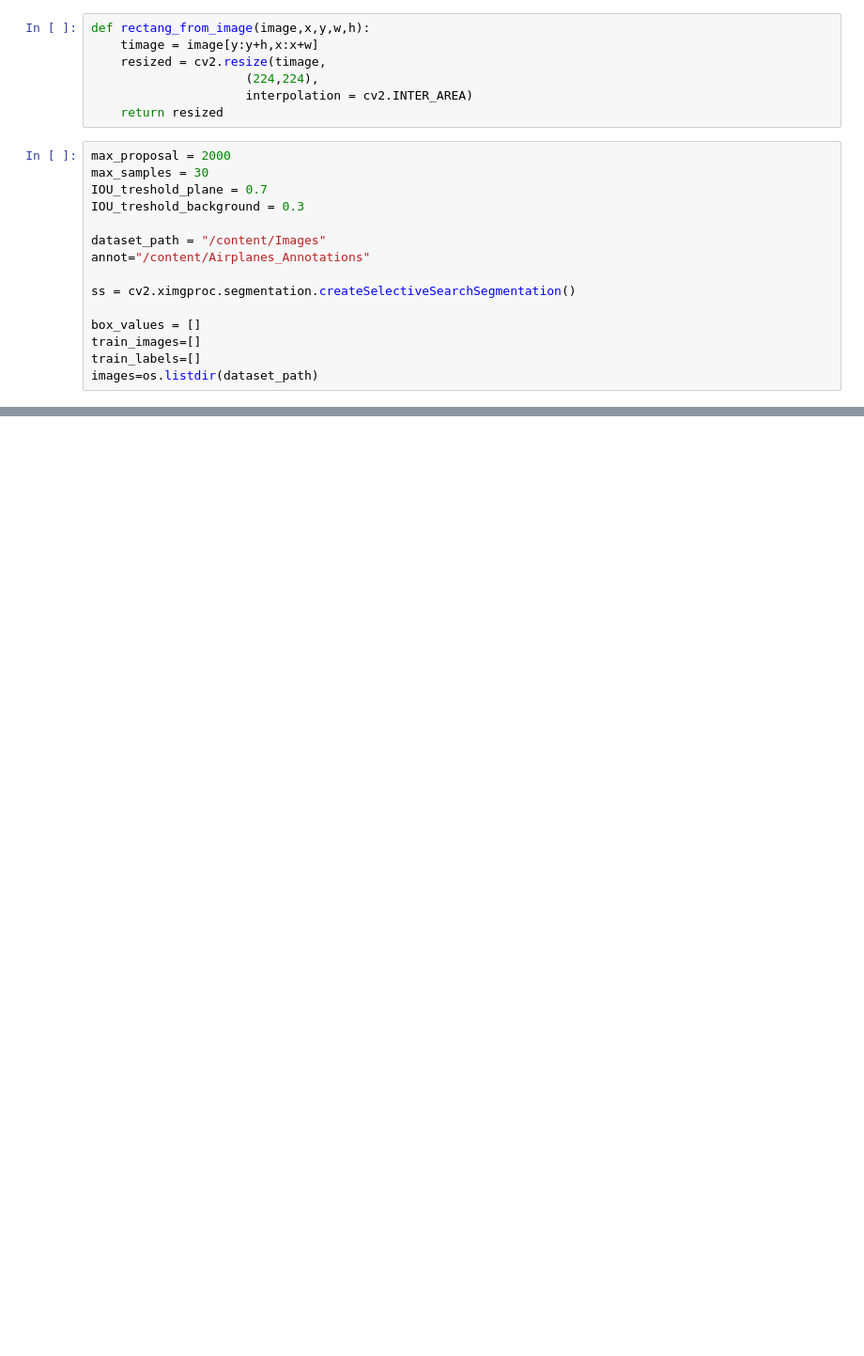
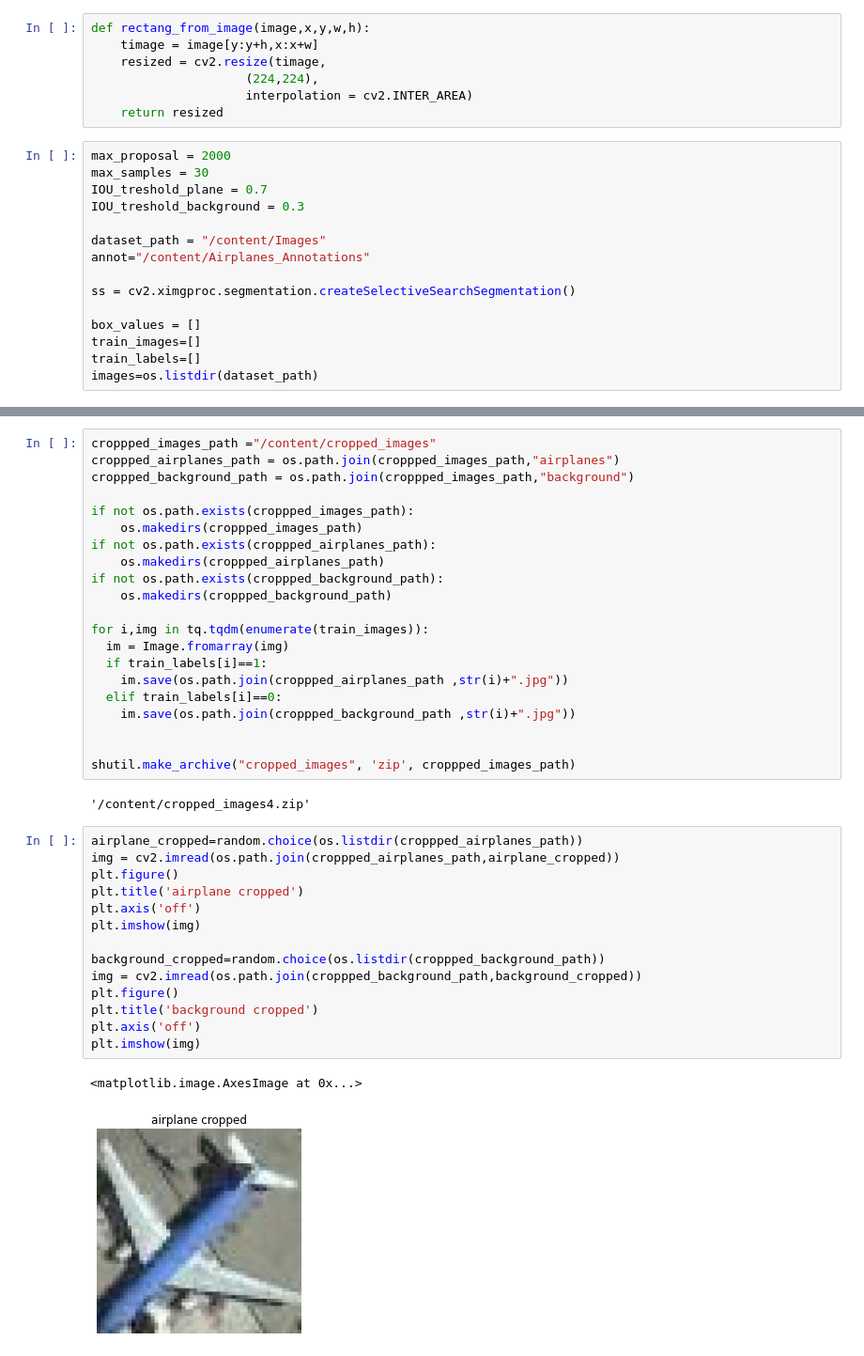
Before and after one commit to dvircohen0/ML-101, a Jupyter notebook: RCNN.ipynb, the cells around one changed output, grey strips where cells are left out. Shown: that part at 94% size. Cells and saved outputs as stored; diff of their text form; blank space fills up the shorter version.

```diff
--- a/RCNN.ipynb
+++ b/RCNN.ipynb
@@ -115,3 +149,43 @@ for file in tq.tqdm(images[:100], desc="creating dataset"):
     except Exception as e:
         print(e)
         continue
+# %%
+croppped_images_path ="/content/cropped_images"
+croppped_airplanes_path = os.path.join(croppped_images_path,"airplanes")
+croppped_background_path = os.path.join(croppped_images_path,"background")
+
+if not os.path.exists(croppped_images_path):
+    os.makedirs(croppped_images_path)
+if not os.path.exists(croppped_airplanes_path):
+    os.makedirs(croppped_airplanes_path)
+if not os.path.exists(croppped_background_path):
+    os.makedirs(croppped_background_path)
+
+for i,img in tq.tqdm(enumerate(train_images)):
+  im = Image.fromarray(img)
+  if train_labels[i]==1:
+    im.save(os.path.join(croppped_airplanes_path ,str(i)+".jpg"))
+  elif train_labels[i]==0:
+    im.save(os.path.join(croppped_background_path ,str(i)+".jpg"))
+
+
+shutil.make_archive("cropped_images", 'zip', croppped_images_path)
+# %% [output]
+'/content/cropped_images4.zip'
+# %%
+airplane_cropped=random.choice(os.listdir(croppped_airplanes_path))
+img = cv2.imread(os.path.join(croppped_airplanes_path,airplane_cropped))
+plt.figure()
+plt.title('airplane cropped')
+plt.axis('off')
+plt.imshow(img)
+
+background_cropped=random.choice(os.listdir(croppped_background_path))
+img = cv2.imread(os.path.join(croppped_background_path,background_cropped))
+plt.figure()
+plt.title('background cropped')
+plt.axis('off')
+plt.imshow(img)
+# %% [output]
+<matplotlib.image.AxesImage at 0x...>
+[figure, added]
```
Also changed, not shown: parts of 11 cells of this notebook.
